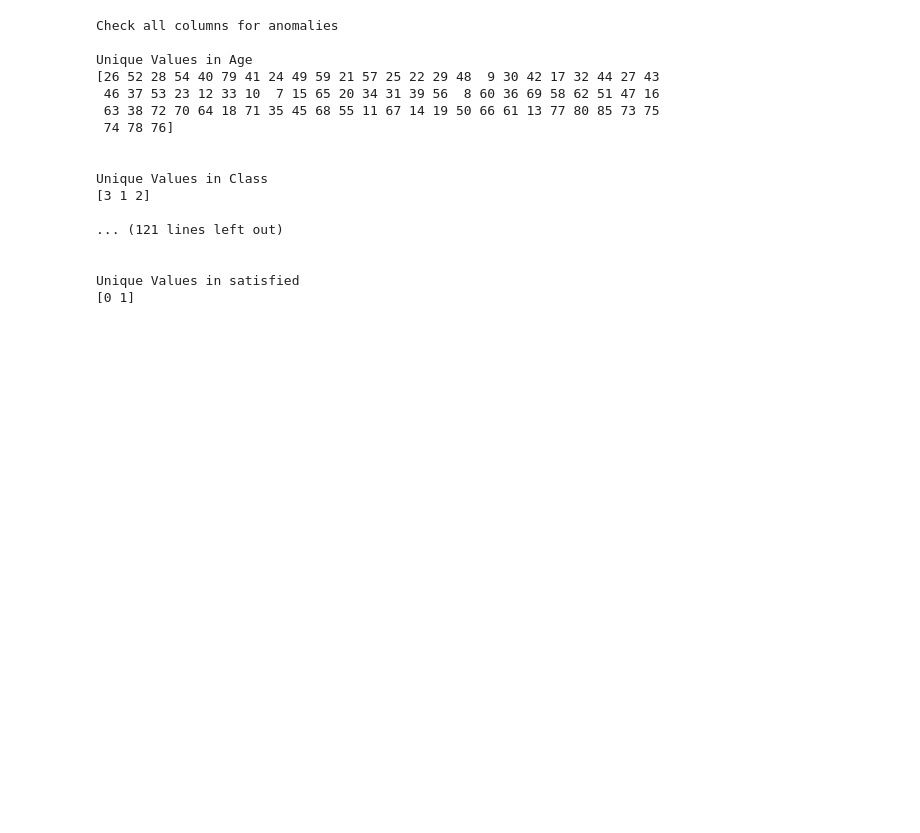
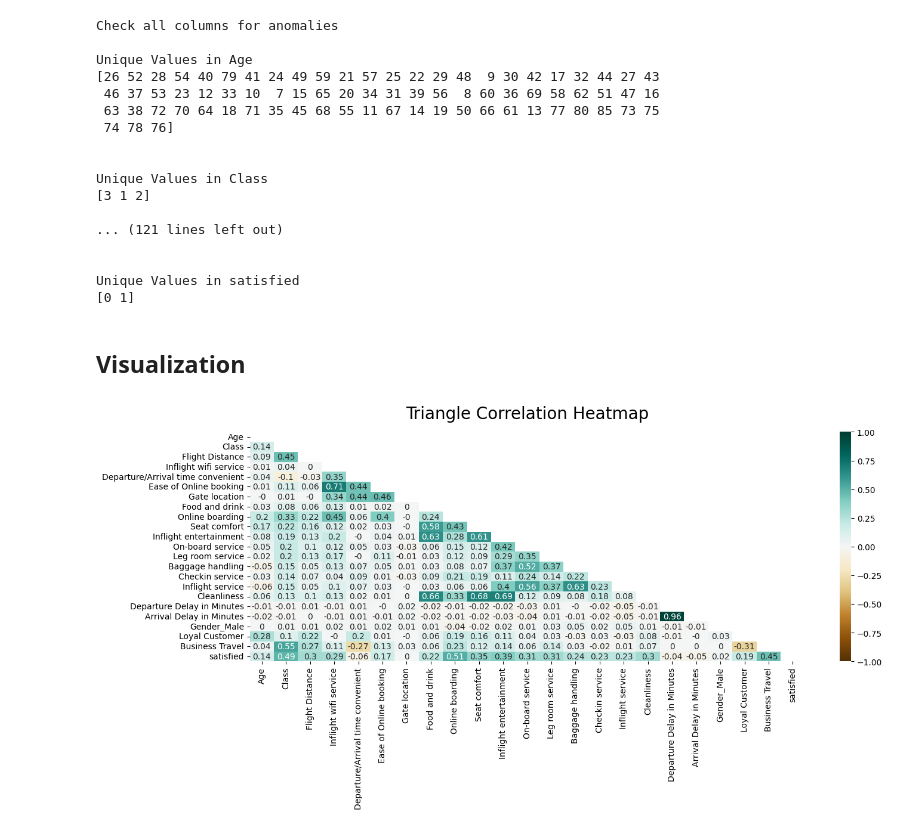
Before and after one commit to shintaronakamura28/airline_customer_satisfaction, a Jupyter notebook: notebooks/eda.ipynb, the cells around one changed output. Saved outputs shown, nothing was run; the diff lists cells and outputs as text; code cells hidden in the pictures; blank space fills up the shorter version.

Commit message:
finished eda and data visualization

```diff
--- a/notebooks/eda.ipynb
+++ b/notebooks/eda.ipynb
@@ -136,3 +136,29 @@ Unique Values in Class
 
 Unique Values in satisfied
 [0 1]
+# %% [markdown]
+## Visualization
+# %%
+def plot_correlation_heatmap(df):
+    fig, ax = plt.subplots(figsize= (15,5))
+
+    #define the mask to set the values in the upper traingle to false
+    mask = np.triu(np.ones_like(df.corr(), dtype=np.bool))
+
+    #plot the heatmap
+    sns.heatmap(
+        df.corr().round(2),
+        ax=ax,
+        mask=mask,
+        vmin=-1,
+        vmax=1,
+        annot=True,
+        cmap='BrBG'
+    )
+
+    ax.set_title('Triangle Correlation Heatmap', fontdict={'fontsize': 20}, pad=16)
+    plt.show()
+
+plot_correlation_heatmap(df)
+# %% [output]
+[figure, added]
```
Also changed, not shown: parts of 5 cells of this notebook.
